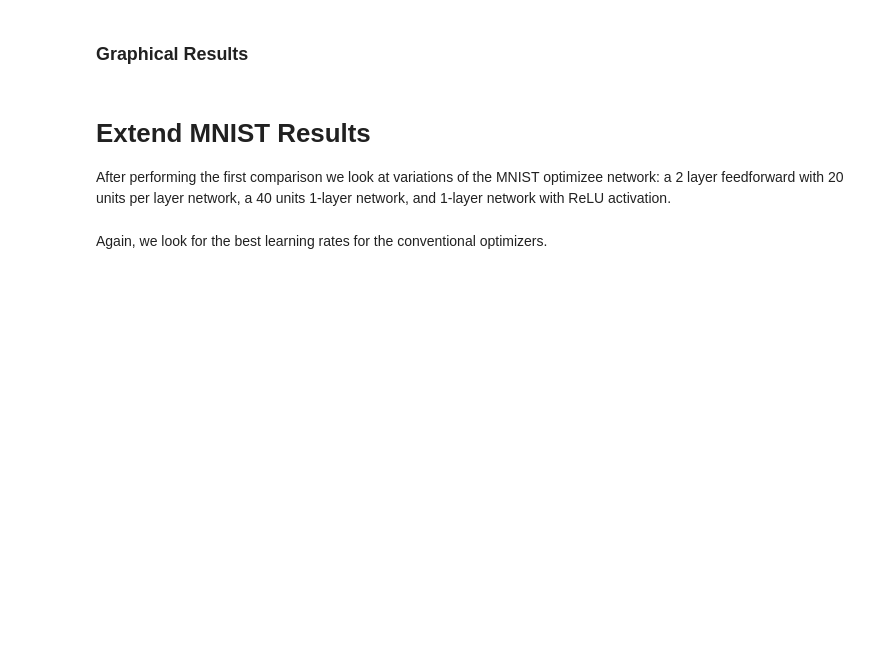
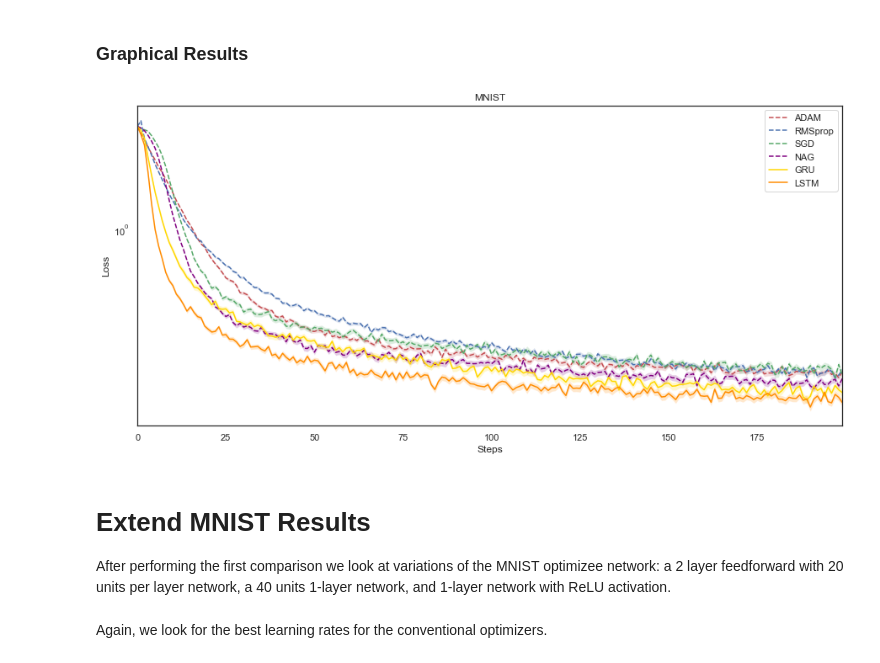
Before and after one commit to SimonDahrs/learning-to-learn-by-gradient-descent-by-gradient-descent, a Jupyter notebook: Implementation.ipynb, the cells around one changed output. Cells and saved outputs as stored; diff of their text form; code cells hidden in the pictures; blank space fills up the shorter version.

```diff
--- a/Implementation.ipynb
+++ b/Implementation.ipynb
@@ -564,7 +515,7 @@ class MNISTNet(MetaModule):
 ## Find best learning rate for meta_optimizer
 The experiment below fits various learning rates that are used in the meta_optimizer (ADAM)
 # %%
-for lr in tqdm(sorted([1.0, 0.3, 0.1, 0.03, 0.01, 0.003, 0.001, 0.0003, 0.0001, 0.00003, 0.00001], key=lambda x: np.abs(x - 0.003)), 'all'):
+for lr in tqdm(sorted([0.01, 0.003, 0.001, 0.0003, 0.0001], key=lambda x: np.abs(x - 0.003)), 'all'):
     print('Trying lr:', lr)
     print(fit_optimizer(MNISTLoss, MNISTNet, lr=lr, out_mul=0.1, preproc=True, n_tests=5, n_epochs=10)[0])
 # %% [markdown]
@@ -572,5 +523,5 @@ The experiment shows that 0.01 is a promising learning rate. It is not the lowes
 
 Next, the final model is trained with the learning rate (lr = 0.01) found in the previous block and the number of epochs are increased to 100.
 # %%
-loss, mnist_optimizer = fit_optimizer(MNISTLoss, MNISTNet, lr=0.01, n_epochs=100, n_tests=20, out_mul=0.1, preproc=True)
+loss, mnist_optimizer = fit_optimizer(MNISTLoss, MNISTNet, lr=0.003, n_epochs=100, n_tests=20, out_mul=0.1, preproc=True)
 print('The GRU model loss with the best found learning rate is: ', loss)
@@ -587,7 +555,7 @@ The best learning rates found are used to compare it with the GRU Optimizer
 QUAD_LRS = [0.03, 0.01, 1.0, 1.0]
 N_TESTS = 100
 
-fit_data = np.zeros((N_TESTS, 200, len(OPT_NAMES) + 1))
+fit_data = np.zeros((N_TESTS, 200, len(OPT_NAMES) + 2))
 for i, ((opt, extra_kwargs), lr) in enumerate(zip(NORMAL_OPTS, QUAD_LRS)):
     np.random.seed(0)
     fit_data[:, :, i] = np.array(fit_normal(MNISTLoss, MNISTNet, opt, lr=lr, n_tests=N_TESTS, n_epochs=200, **extra_kwargs))
@@ -603,15 +579,21 @@ fit_data[:, :, len(OPT_NAMES)] = np.array(get_fit_dict_test(N_TESTS, mnist_optim
+# %%
+fit_data[:, :, len(OPT_NAMES) + 1] = np.load("mnist_lstm.npy")
 # %% [markdown]
 ### Graphical Results
 # %%
-ax = sns.tsplot(data=fit_data[:, :, :], condition=OPT_NAMES + ['GRU'], linestyle='--', color=['r', 'b', 'g', 'k', 'y'])
+plt.figure(figsize=(15,7))
+ax = sns.tsplot(data=fit_data[:, :, :], condition=OPT_NAMES + ['GRU', 'LSTM'], linestyle='--', color=['r', 'b', 'g', 'purple', 'gold', 'darkorange'])
 ax.lines[-1].set_linestyle('-')
+ax.lines[-2].set_linestyle('-')
 ax.legend()
 plt.yscale('log')
 plt.xlabel('Steps')
 plt.ylabel('Loss')
 plt.title('MNIST')
 plt.savefig('MNIST_results_gru.png')
 plt.show()
+# %% [output]
+[figure, added]
 # %% [markdown]
 # Extend MNIST Results
 
```
Also changed, not shown: parts of 26 cells of this notebook, 9 other files.
